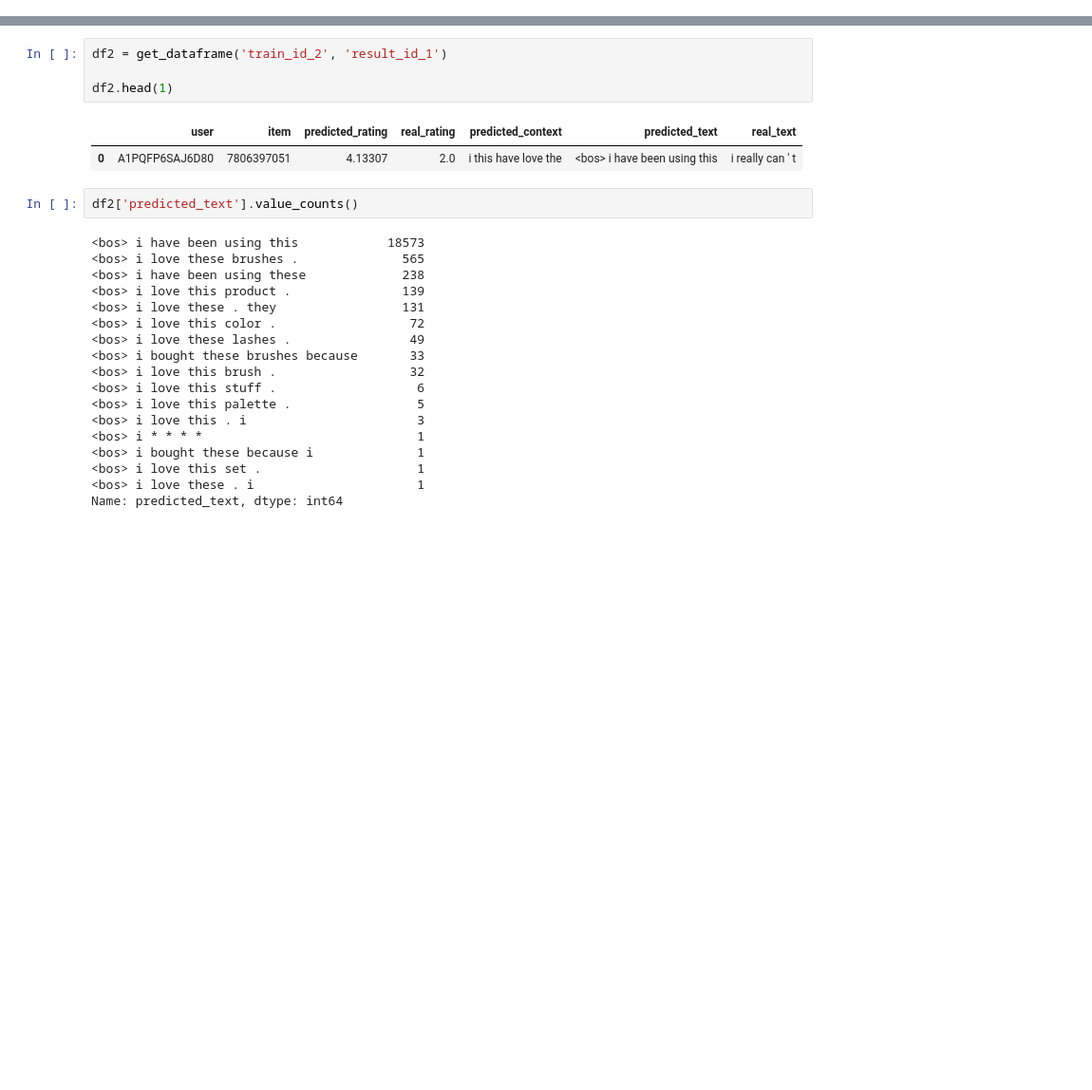
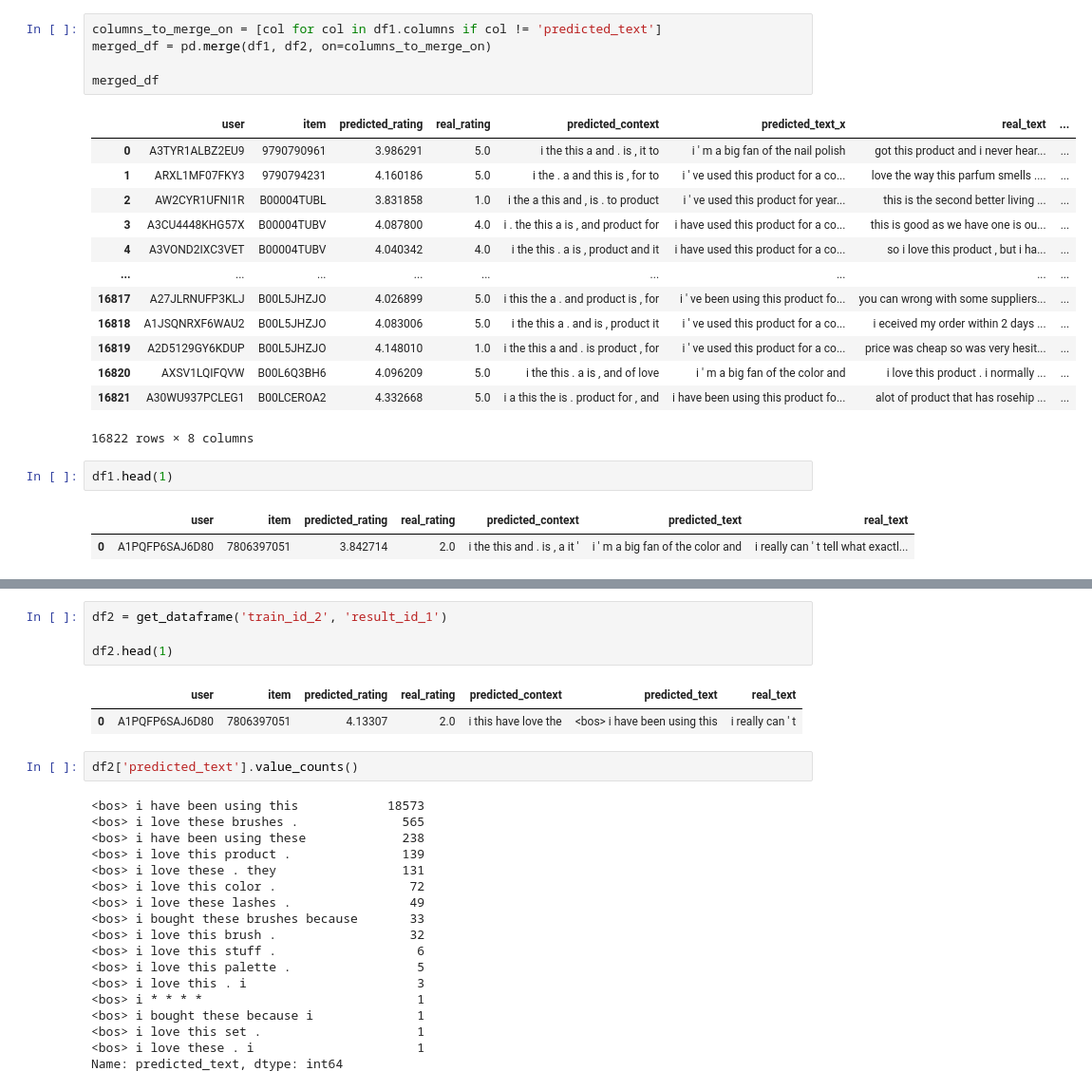
Before and after one commit to andreu-vall/tfg, a Jupyter notebook: analysis.ipynb, the cells around one changed output, grey strips where cells are left out. Shown at 95% size. Drawn from its saved outputs; the diff is of its cells as text; blank space fills up the shorter version.

```diff
--- a/analysis.ipynb
+++ b/analysis.ipynb
@@ -72,0 +67,24 @@ Name: predicted_text, dtype: int64
+# %%
+columns_to_merge_on = [col for col in df1.columns if col != 'predicted_text']
+merged_df = pd.merge(df1, df2, on=columns_to_merge_on)
+
+merged_df
+# %% [output]
+|  | user | item | predicted_rating | real_rating | predicted_context | predicted_text_x | real_text | ... |
+| 0 | A3TYR1ALBZ2EU9 | 9790790961 | 3.986291 | 5.0 | i the this a and . is , it to | i ' m a big fan of the nail polish | got this product and i never hear... | ... |
+| 1 | ARXL1MF07FKY3 | 9790794231 | 4.160186 | 5.0 | i the . a and this is , for to | i ' ve used this product for a co... | love the way this parfum smells .... | ... |
+| 2 | AW2CYR1UFNI1R | B00004TUBL | 3.831858 | 1.0 | i the a this and , is . to product | i ' ve used this product for year... | this is the second better living ... | ... |
+| 3 | A3CU4448KHG57X | B00004TUBV | 4.087800 | 4.0 | i . the this a is , and product for | i have used this product for a co... | this is good as we have one is ou... | ... |
+| 4 | A3VOND2IXC3VET | B00004TUBV | 4.040342 | 4.0 | i the this . a is , product and it | i have used this product for a co... | so i love this product , but i ha... | ... |
+| ... | ... | ... | ... | ... | ... | ... | ... | ... |
+| 16817 | A27JLRNUFP3KLJ | B00L5JHZJO | 4.026899 | 5.0 | i this the a . and product is , for | i ' ve been using this product fo... | you can wrong with some suppliers... | ... |
+| 16818 | A1JSQNRXF6WAU2 | B00L5JHZJO | 4.083006 | 5.0 | i the this a . and is , product it | i ' ve used this product for a co... | i eceived my order within 2 days ... | ... |
+| 16819 | A2D5129GY6KDUP | B00L5JHZJO | 4.148010 | 1.0 | i the this a and . is product , for | i ' ve used this product for a co... | price was cheap so was very hesit... | ... |
+| 16820 | AXSV1LQIFQVW | B00L6Q3BH6 | 4.096209 | 5.0 | i the this . a is , and of love | i ' m a big fan of the color and | i love this product . i normally ... | ... |
+| 16821 | A30WU937PCLEG1 | B00LCEROA2 | 4.332668 | 5.0 | i a this the is . product for , and | i have been using this product fo... | alot of product that has rosehip ... | ... |
+16822 rows × 8 columns
+# %%
+df1.head(1)
+# %% [output]
+|  | user | item | predicted_rating | real_rating | predicted_context | predicted_text | real_text |
+| 0 | A1PQFP6SAJ6D80 | 7806397051 | 3.842714 | 2.0 | i the this and . is , a it ' | i ' m a big fan of the color and | i really can ' t tell what exactl... |
```
Also changed, not shown: parts of 6 cells of this notebook, 11 other files.
